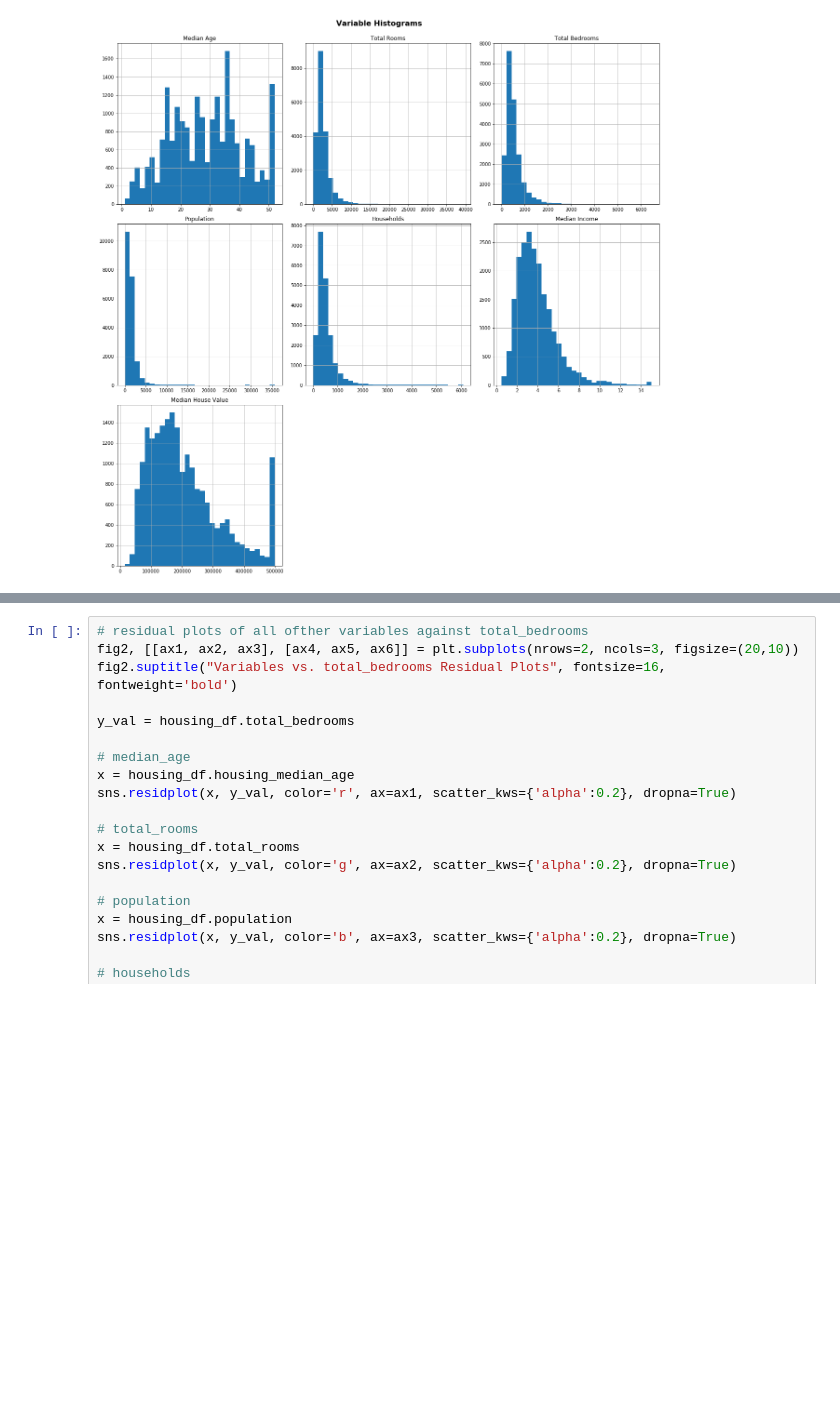
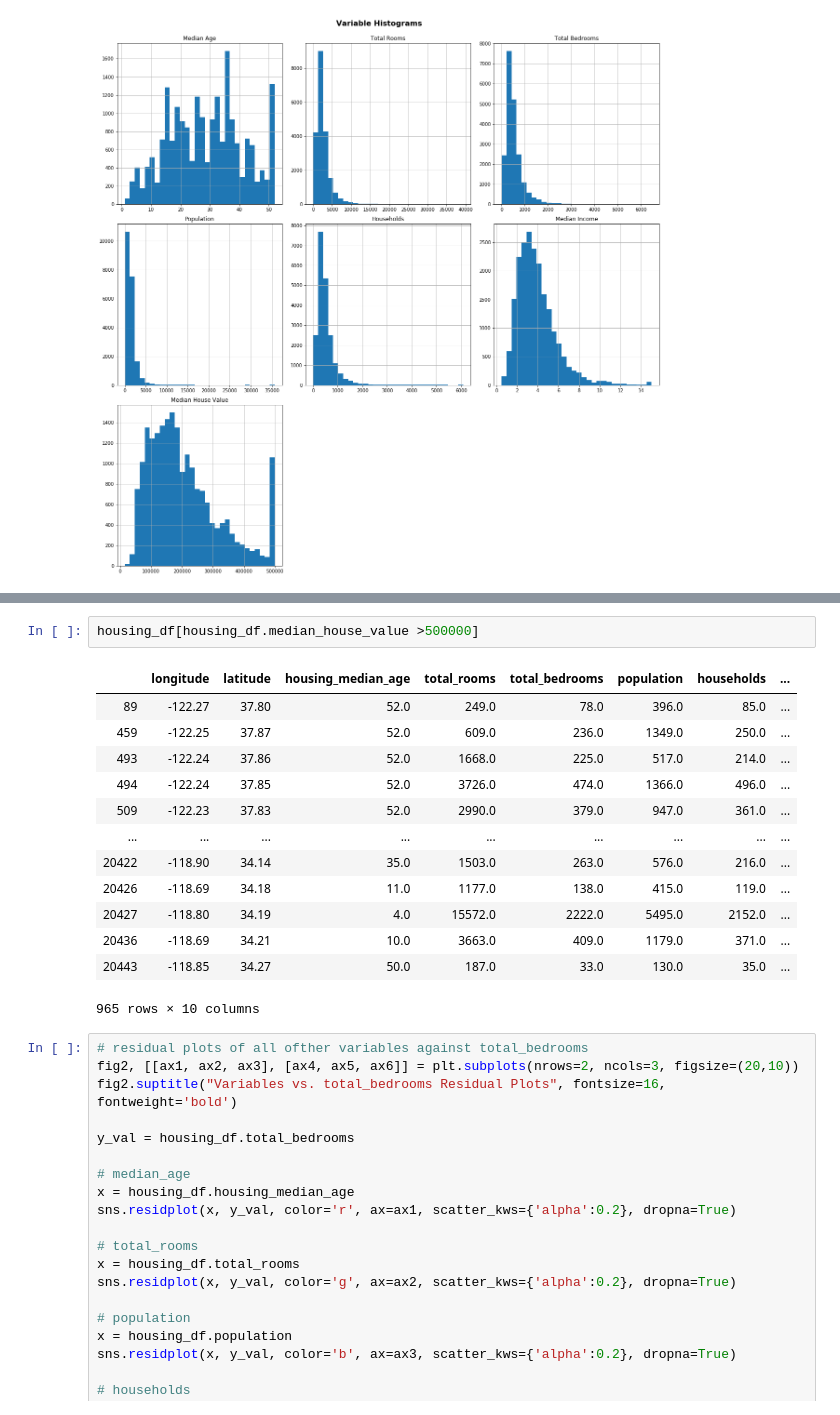
Before and after one commit to phamkdaniel/Cali-Housing-Project, a Jupyter notebook: daniel_merging.ipynb, the cells around one changed output, grey strips where cells are left out. Cells and saved outputs as stored; diff of their text form; blank space fills up the shorter version.

```diff
--- a/daniel_merging.ipynb
+++ b/daniel_merging.ipynb
@@ -116,3 +130,19 @@ plt.show()
+# %%
+housing_df[housing_df.median_house_value >500000]
+# %% [output]
+|  | longitude | latitude | housing_median_age | total_rooms | total_bedrooms | population | households | ... |
+| 89 | -122.27 | 37.80 | 52.0 | 249.0 | 78.0 | 396.0 | 85.0 | ... |
+| 459 | -122.25 | 37.87 | 52.0 | 609.0 | 236.0 | 1349.0 | 250.0 | ... |
+| 493 | -122.24 | 37.86 | 52.0 | 1668.0 | 225.0 | 517.0 | 214.0 | ... |
+| 494 | -122.24 | 37.85 | 52.0 | 3726.0 | 474.0 | 1366.0 | 496.0 | ... |
+| 509 | -122.23 | 37.83 | 52.0 | 2990.0 | 379.0 | 947.0 | 361.0 | ... |
+| ... | ... | ... | ... | ... | ... | ... | ... | ... |
+| 20422 | -118.90 | 34.14 | 35.0 | 1503.0 | 263.0 | 576.0 | 216.0 | ... |
+| 20426 | -118.69 | 34.18 | 11.0 | 1177.0 | 138.0 | 415.0 | 119.0 | ... |
+| 20427 | -118.80 | 34.19 | 4.0 | 15572.0 | 2222.0 | 5495.0 | 2152.0 | ... |
+| 20436 | -118.69 | 34.21 | 10.0 | 3663.0 | 409.0 | 1179.0 | 371.0 | ... |
+| 20443 | -118.85 | 34.27 | 50.0 | 187.0 | 33.0 | 130.0 | 35.0 | ... |
+965 rows × 10 columns
 # %%
 # residual plots of all ofther variables against total_bedrooms
 fig2, [[ax1, ax2, ax3], [ax4, ax5, ax6]] = plt.subplots(nrows=2, ncols=3, figsize=(20,10))
```
Also changed, not shown: parts of 15 cells of this notebook, 1 other file.
